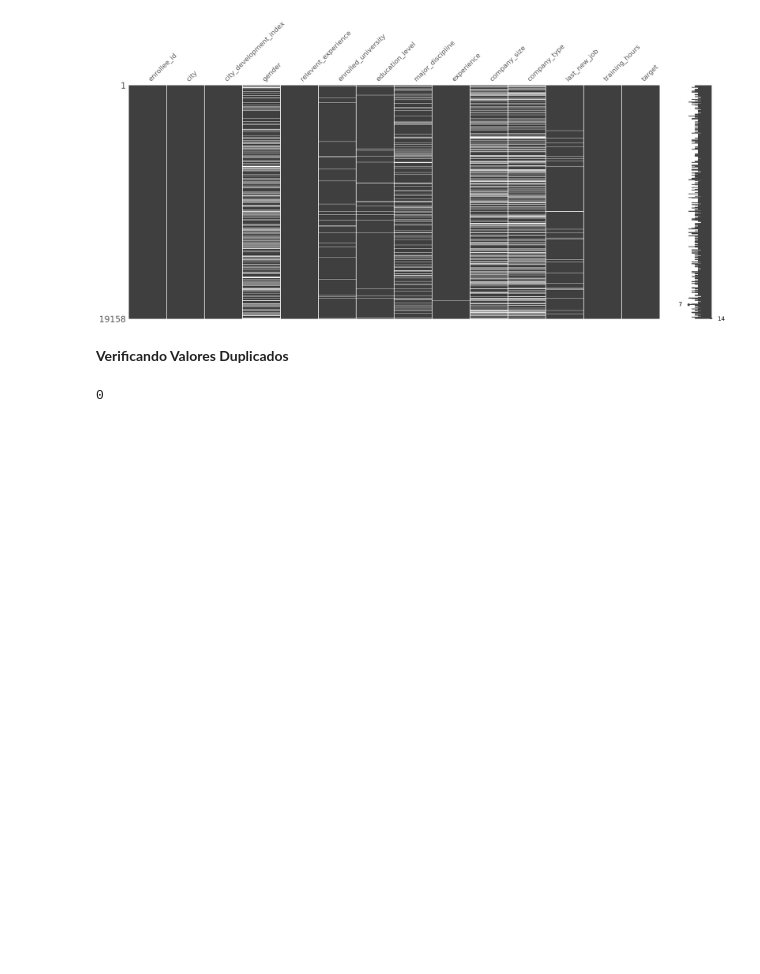
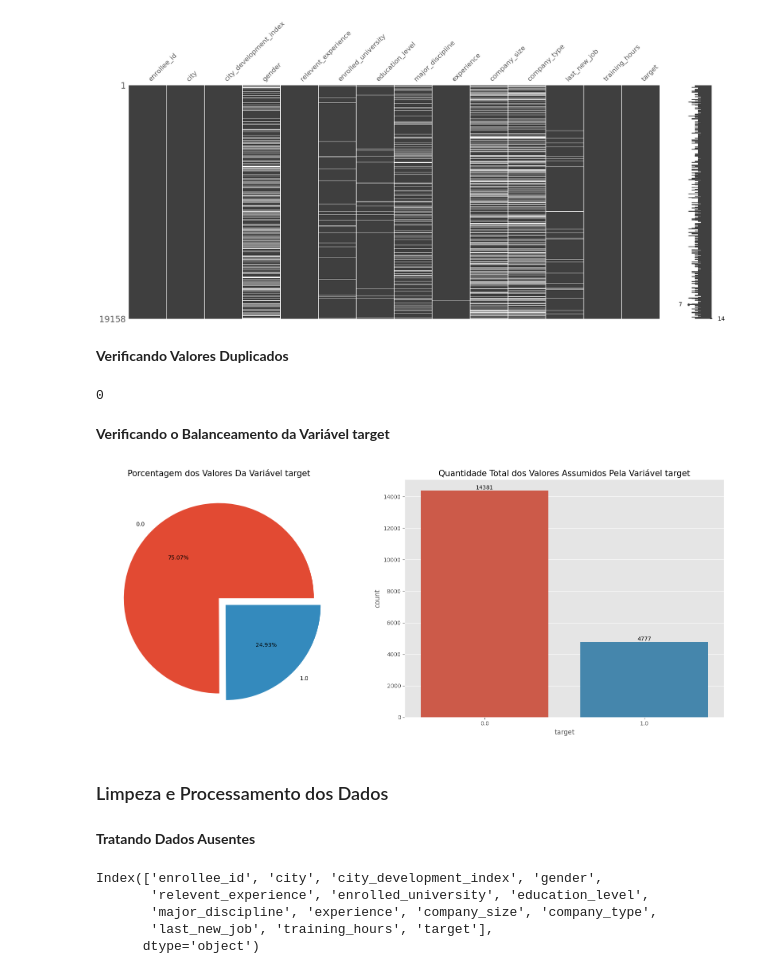
Before and after one commit to Blf100/Analise-de-Dados-RH, a Jupyter notebook: Análise_de_Dados_RH.ipynb, the cells around one changed output. Saved outputs shown, nothing was run; the diff lists cells and outputs as text; code cells hidden in the pictures; blank space fills up the shorter version.

Commit message:
Iniciando a limpeza e processamento dos dados

```diff
--- a/Análise_de_Dados_RH.ipynb
+++ b/Análise_de_Dados_RH.ipynb
@@ -383,3 +403,37 @@ plt.show()
 df['enrollee_id'].duplicated().sum()
 # %% [output]
 0
+# %% [markdown]
+**Verificando o Balanceamento da Variável target**
+# %%
+plt.figure(figsize=(17, 7))
+plt.subplot(121)
+plt.pie(round(df['target'].value_counts() / len(df) * 100, 2),
+        labels=list(df['target'].value_counts().index),
+        autopct="%.2f%%",
+        explode=(0, 0.1))
+plt.title('Porcentagem dos Valores Da Variável target', fontsize=15)
+
+plt.subplot(122)
+sns.countplot(data=df, x='target')
+for index, valor in enumerate(df['target'].value_counts()):
+  plt.text(index, valor, str(valor), ha='center', va='bottom')
+plt.title('Quantidade Total dos Valores Assumidos Pela Variável target', fontsize=15)
+
+plt.subplots_adjust(bottom=0.1)
+plt.tight_layout()
+plt.show()
+# %% [output]
+[figure, added]
+# %% [markdown]
+### Limpeza e Processamento dos Dados
+# %% [markdown]
+**Tratando Dados Ausentes**
+# %%
+df.columns
+# %% [output]
+Index(['enrollee_id', 'city', 'city_development_index', 'gender',
+       'relevent_experience', 'enrolled_university', 'education_level',
+       'major_discipline', 'experience', 'company_size', 'company_type',
+       'last_new_job', 'training_hours', 'target'],
+      dtype='object')
```
Also changed, not shown: parts of 15 cells of this notebook.
